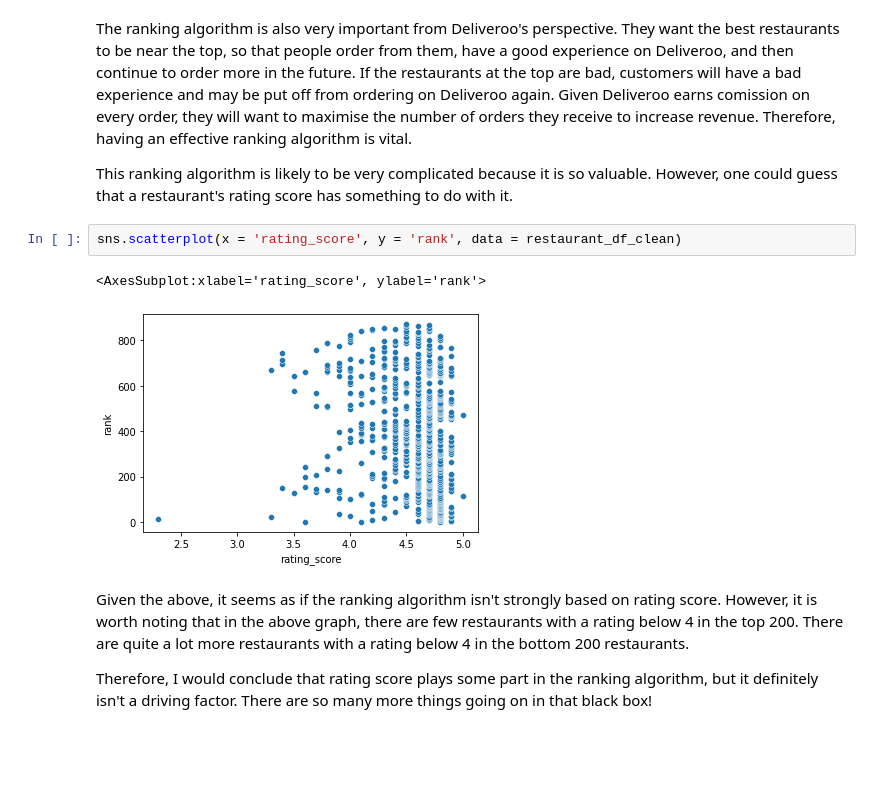
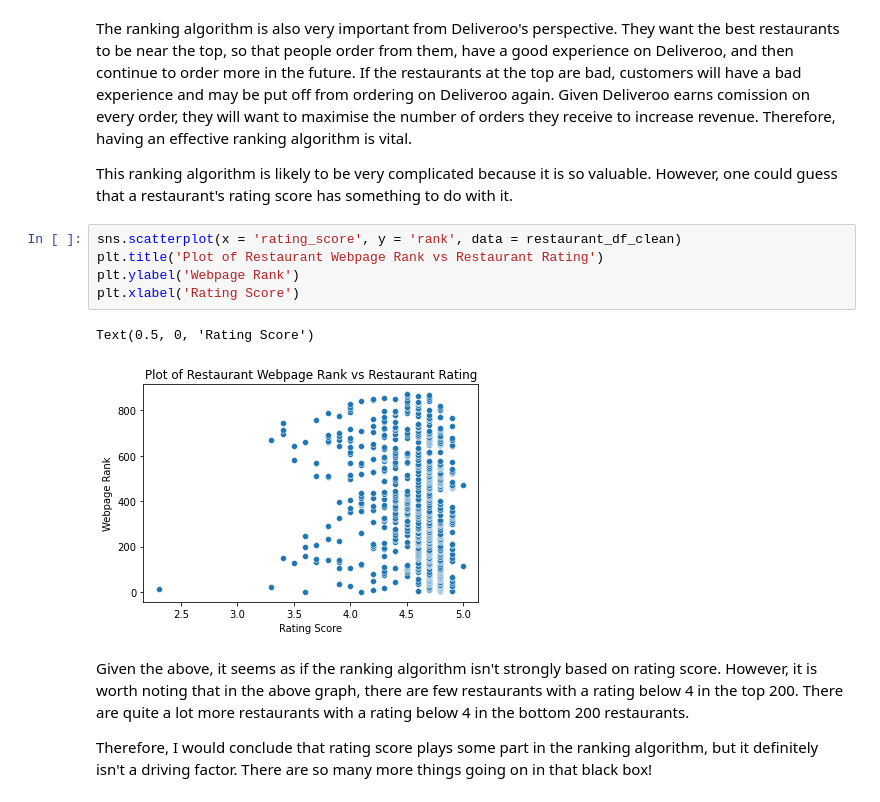
Before and after one commit to SelvinSelbaraju/deliveroo-web-scraper, a Jupyter notebook: Deliveroo - Web Scraper and Data Analysis.ipynb, the cells around one changed output. Drawn from its saved outputs; the diff is of its cells as text; blank space fills up the shorter version.

```diff
--- a/Deliveroo - Web Scraper and Data Analysis.ipynb
+++ b/Deliveroo - Web Scraper and Data Analysis.ipynb
@@ -552,9 +561,12 @@ The ranking algorithm is also very important from Deliveroo's perspective. They
 This ranking algorithm is likely to be very complicated because it is so valuable. However, one could guess that a restaurant's rating score has something to do with it.
 # %%
 sns.scatterplot(x = 'rating_score', y = 'rank', data = restaurant_df_clean)
+plt.title('Plot of Restaurant Webpage Rank vs Restaurant Rating')
+plt.ylabel('Webpage Rank')
+plt.xlabel('Rating Score')
 # %% [output]
-<AxesSubplot:xlabel='rating_score', ylabel='rank'>
+Text(0.5, 0, 'Rating Score')
-[figure, old version]
+[figure, new version]
 # %% [markdown]
 Given the above, it seems as if the ranking algorithm isn't strongly based on rating score. However, it is worth noting that in the above graph, there are few restaurants with a rating below 4 in the top 200. There are quite a lot more restaurants with a rating below 4 in the bottom 200 restaurants.
 
```
Also changed, not shown: parts of 13 cells of this notebook, 1 other file.
